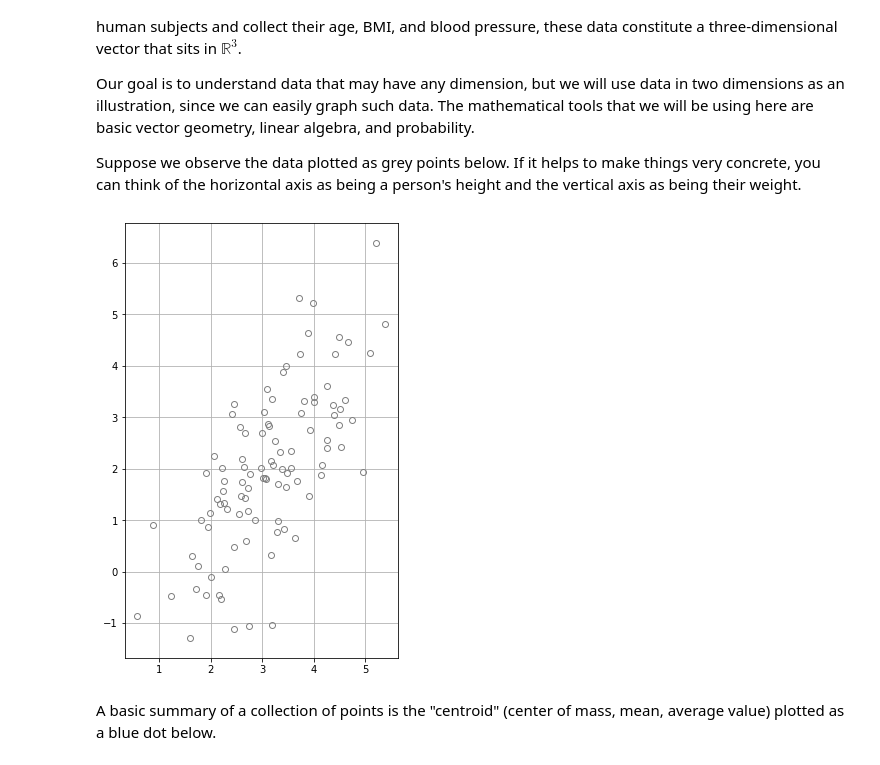
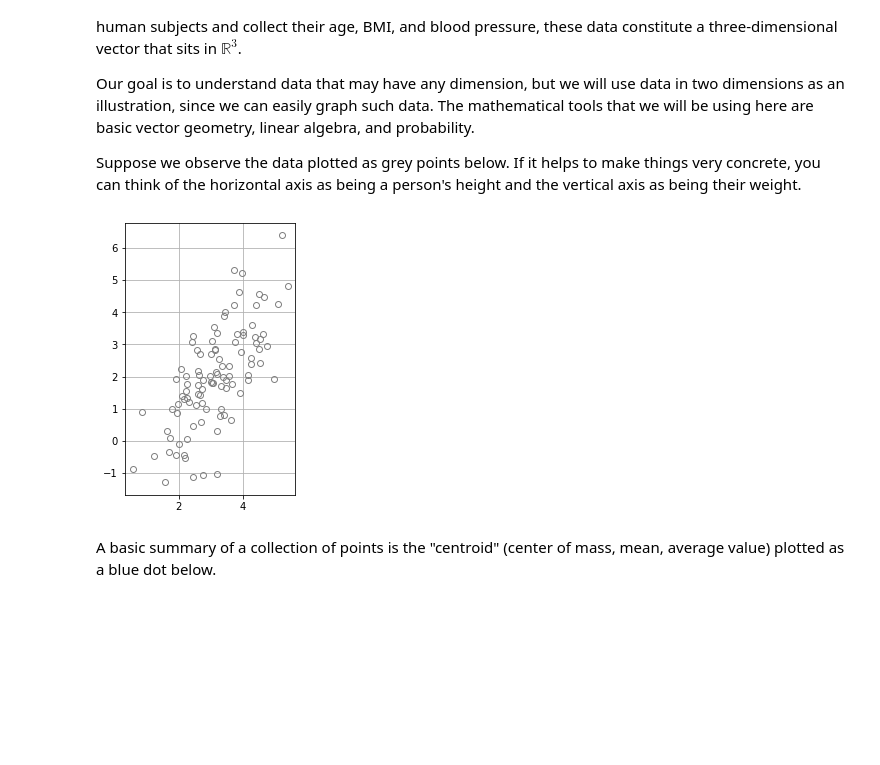
Before and after one commit to kshedden/case_studies, a Jupyter notebook: nhanes_activity/physical_activity.ipynb, the cells around one changed output. Cells and saved outputs as stored; diff of their text form; code cells hidden in the pictures; blank space fills up the shorter version.

```diff
--- a/nhanes_activity/physical_activity.ipynb
+++ b/nhanes_activity/physical_activity.ipynb
@@ -40,12 +40,12 @@ B = np.asarray([[1, 1], [0, 1]])
 np.random.seed(123)
 X = mn + np.dot(np.random.normal(size=(n, 2)), B)
 # %%
-plt.figure(figsize=(8, 8))
+plt.figure(figsize=(5, 5))
 plt.grid(True)
 ax = plt.plot(X[:, 0], X[:, 1], "o", mfc="none", color="grey");
 plt.gca().set_aspect("equal", "box")
 # %% [output]
-[figure, old version]
+[figure, new version]
 # %% [markdown]
 A basic summary of a collection of points is the "centroid" (center of mass, mean, average value) plotted as a blue dot below.
 # %%
```
Also changed, not shown: parts of 7 cells of this notebook, 2 other files.
